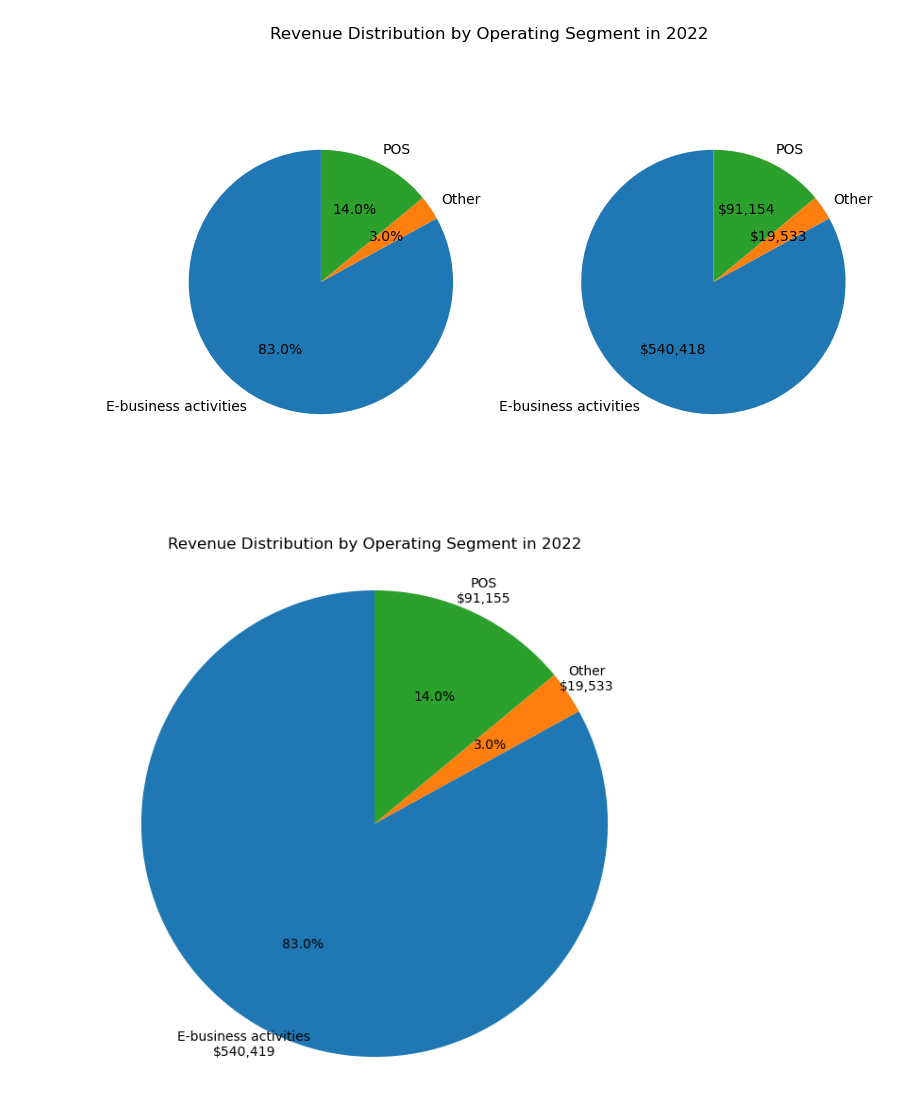
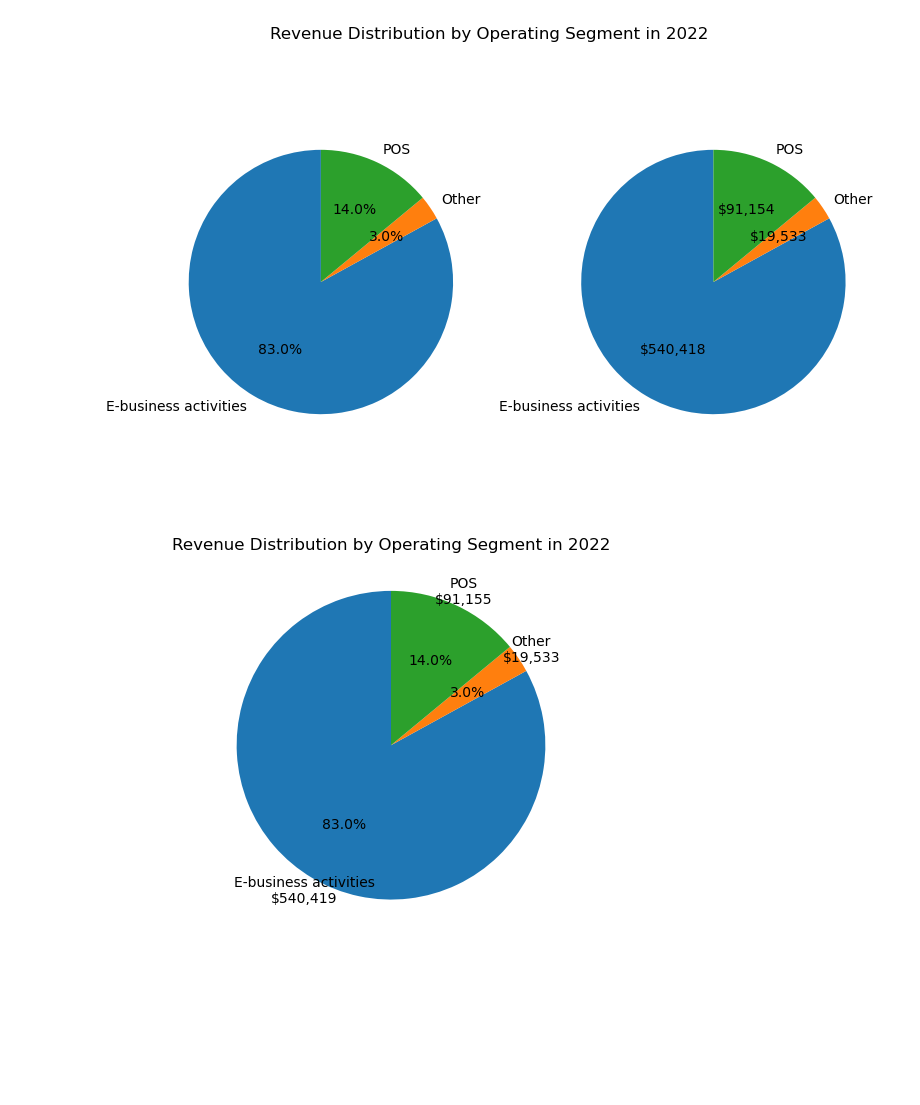
Before and after one commit to tenPro4/pandas_financial_statement, a Jupyter notebook: 1_business_segment_operating.ipynb, the cells around one changed output. Saved outputs shown, nothing was run; the diff lists cells and outputs as text; code cells hidden in the pictures; blank space fills up the shorter version.

```diff
--- a/1_business_segment_operating.ipynb
+++ b/1_business_segment_operating.ipynb
@@ -102,12 +102,12 @@ plt.show()
 # %%
 labels = [f"{segment}\n${revenue:,.0f}" for segment, revenue in zip(filter_df['Operating_Segment'], filter_df['Revenue'])]
 
-plt.figure(figsize=(6,6))
+plt.figure(figsize=(6,4))
 plt.pie(percentage,labels=labels, autopct='%1.1f%%', startangle=90,textprops={'ha': 'center'})
 plt.axis('equal')
 
 plt.suptitle('Revenue Distribution by Operating Segment in 2022')
 plt.tight_layout()
 plt.show()
 # %% [output]
-[figure, old version]
+[figure, new version]
```
Also changed, not shown: 16 other files.
